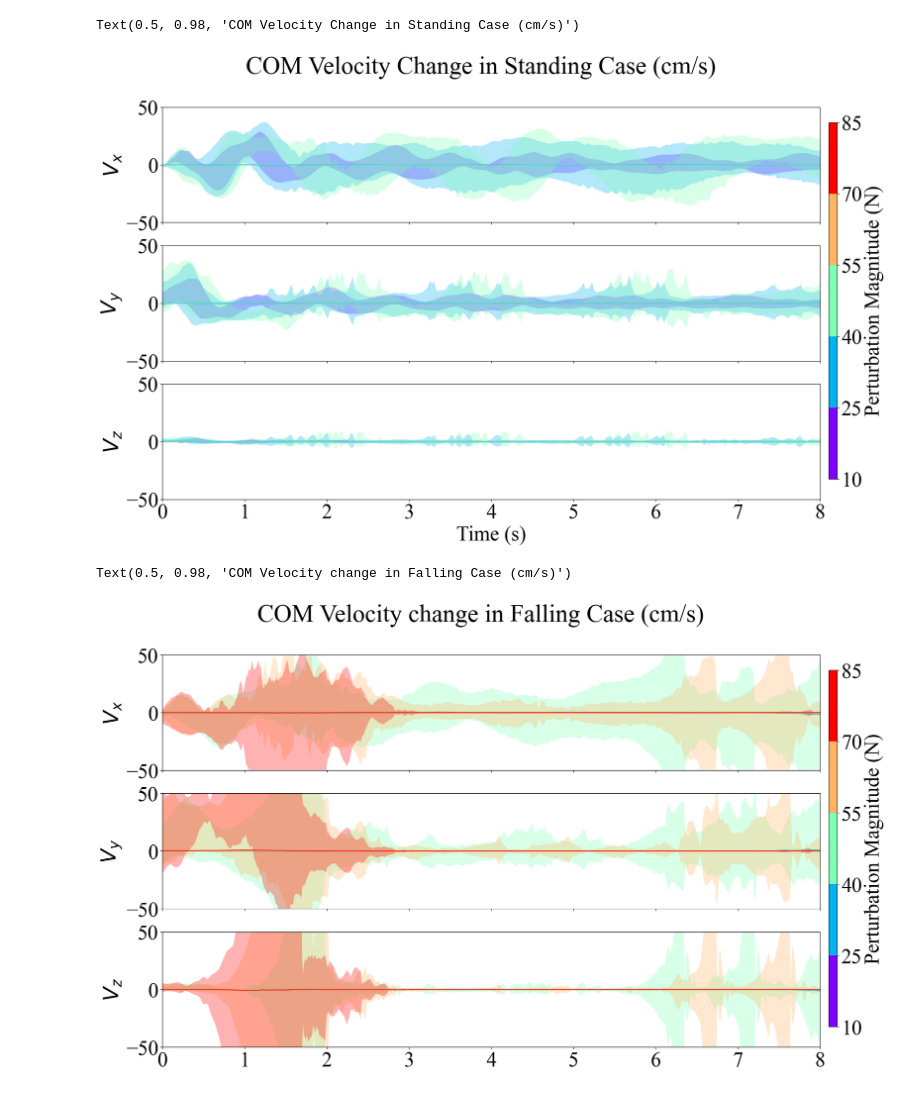
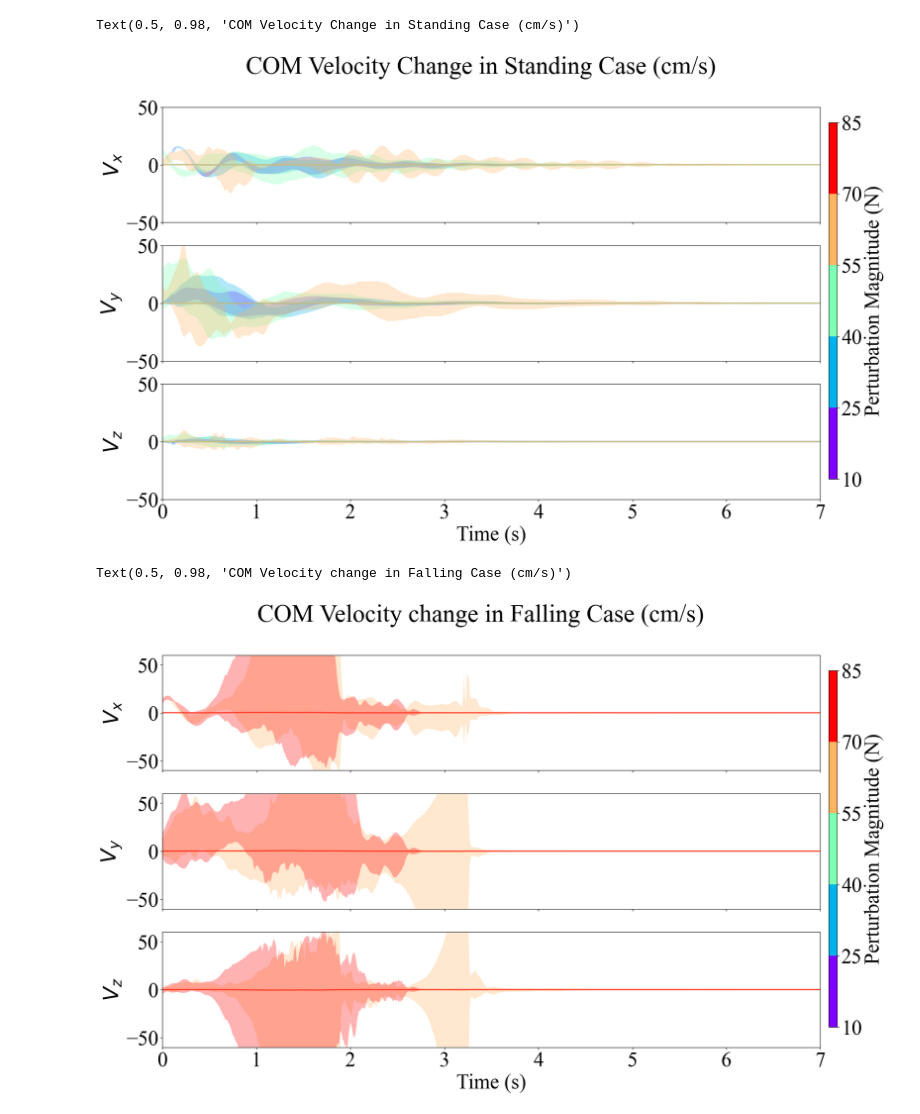
Before and after one commit to cherylwang20/MyoLeg_Sarcopenia, a Jupyter notebook: plotting_results.ipynb, the cells around one changed output. Drawn from its saved outputs; the diff is of its cells as text; code cells hidden in the pictures.

```diff
--- a/plotting_results.ipynb
+++ b/plotting_results.ipynb
@@ -9,7 +9,7 @@ import math
 from matplotlib.lines import Line2D
 import matplotlib.colors as mcolors
 
-sarco =  True
+sarco =  False
 fatigue = False
 
 if sarco:
@@ -18,7 +18,7 @@ if sarco:
     steps = 1000
     cut = 100
 elif fatigue:
-    name = '2024_02_20_15_03_01'
+    name = '2024_03_13_17_14_35'
     env_name = 'myoFatiLegReachFixed-v4'
     steps = 2500
     cut = 600
@@ -29,7 +29,7 @@ else:
     cut = 100
 
 pkl_path = './output/PKL/' + env_name + '/'
-ep = 200
+ep = 100
 
 
 def load_pickle(file_path):
@@ -83,18 +87,18 @@ pert_AP = [pert_1_AP, pert_2_AP, pert_3_AP, pert_4_AP, pert_5_AP]
 # %%
 ankle_angle_l, ankle_angle_r  = [], []#, hip_adduction_l, hip_adduction_r, hip_rotation_l, hip_rotation_r = [], [], [], [], [], []
-hip_flexion_l, hip_flexion_r = [], []
+hip_flexion_l, hip_flexion_r, knee_angle_l, knee_angle_r= [], [], [], []
 
-joint_name_qpos = [ankle_angle_l, ankle_angle_r, hip_flexion_l, hip_flexion_r ] #hip_adduction_l, hip_adduction_r, hip_rotation_l, hip_rotation_r,
+joint_name_qpos = [ankle_angle_l, ankle_angle_r, hip_flexion_l, hip_flexion_r, knee_angle_l, knee_angle_r] #hip_adduction_l, hip_adduction_r, hip_rotation_l, hip_rotation_r,
 
 ankle_angle_l_t, ankle_angle_r_t, hip_adduction_l_t, hip_adduction_r_t, hip_rotation_l_t = [], [], [], [], []
-hip_rotation_r_t, hip_flexion_l_t, hip_flexion_r_t = [], [], []
+hip_rotation_r_t, hip_flexion_l_t, hip_flexion_r_t, knee_angle_l_t, knee_angle_r_t= [], [], [], [], []
 
-joint_name_torque = [ankle_angle_l_t, ankle_angle_r_t, hip_flexion_l_t, hip_flexion_r_t ] #hip_adduction_l_t, hip_adduction_r_t, hip_rotation_l_t, hip_rotation_r_t,
+joint_name_torque = [ankle_angle_l_t, ankle_angle_r_t, hip_flexion_l_t, hip_flexion_r_t, knee_angle_l_t, knee_angle_r_t] #hip_adduction_l_t, hip_adduction_r_t, hip_rotation_l_t, hip_rotation_r_t,
 
 
-joint_names_l = ['ankle_angle_l',  'hip_flexion_l'] #'hip_adduction_l', 'hip_rotation_l',
-title = ['Ankle',  'Hip Flexion'] #'Hip Adduction', 'Hip Rotation',
-joint_names_r = ['ankle_angle_r', 'hip_flexion_r' ] #'hip_adduction_r','hip_rotation_r',
+joint_names_l = ['ankle_angle_l',  'hip_flexion_l', 'knee_angle_l'] #'hip_adduction_l', 'hip_rotation_l',
+title = ['Ankle',  'Hip Flexion', 'Knee'] #'Hip Adduction', 'Hip Rotation',
+joint_names_r = ['ankle_angle_r', 'hip_flexion_r' ,'knee_angle_r'] #'hip_adduction_r','hip_rotation_r',
 # %%
 #####plotting the joint angle over time for standing up case
 plt.rcParams.update({
@@ -248,12 +240,16 @@ plt.rcParams.update({
 colormap = plt.cm.rainbow
 norm = mcolors.BoundaryNorm(bins, colormap.N)
 
+#p_t -= 300
 fig, ax = plt.subplots(nrows=3, ncols=1, figsize=(20, 12), sharex=True)
 for j in range(len(pert_AP)):
     l1, l2, l3, l4, l5= [], [], [], [], []
     l = [l1, l2, l3, l4, l5]
     mean_pert = []
     for k in pert_AP[j]:
+        p_t = int(k['modelInfo']['perturbationTime']*100)
+        if fatigue:
+            p_t += 2200
         l[j].append(k['bodyInfo']['com_v'])
         mean_pert.append(k["modelInfo"]["perturbationMagnitude"])
     if not l[j]:
@@ -261,20 +257,20 @@ for j in range(len(pert_AP)):
     else:
         mean = np.mean(l[j], axis = 0)*100
         std = np.std(l[j], axis = 0)*100
-        upper_x = mean[cut:,0] + 2*std[cut:,0]
-        lower_x = mean[cut:,0] - 2*std[cut:,0]
-        upper_y = mean[cut:,1] + 2*std[cut:,1]
-        lower_y = mean[cut:,1] - 2*std[cut:,1]
-        upper_z = mean[cut:,2] + 2*std[cut:,2]
-        lower_z = mean[cut:,2] - 2*std[cut:,2]
+        upper_x = mean[p_t:p_t+time_len,0] + 2*std[p_t:p_t+time_len,0]
+        lower_x = mean[p_t:p_t+time_len,0] - 2*std[p_t:p_t+time_len,0]
+        upper_y = mean[p_t:p_t+time_len,1] + 2*std[p_t:p_t+time_len,1]
+        lower_y = mean[p_t:p_t+time_len,1] - 2*std[p_t:p_t+time_len,1]
+        upper_z = mean[p_t:p_t+time_len,2] + 2*std[p_t:p_t+time_len,2]
+        lower_z = mean[p_t:p_t+time_len,2] - 2*std[p_t:p_t+time_len,2]
         ax[0].set_ylabel(r'$V_x$')
-        ax[0].plot(x_time, np.mean(l[j], axis= 0)[cut:,0], c = colormap(norm(np.mean(mean_pert))), alpha = 0.7, linewidth = 2)
+        ax[0].plot(x_time, np.mean(l[j], axis= 0)[p_t:p_t+time_len,0], c = colormap(norm(np.mean(mean_pert))), alpha = 0.7, linewidth = 2)
         ax[0].fill_between(x_time, lower_x.flatten(), upper_x.flatten(), facecolor = colormap(norm(np.mean(mean_pert))), alpha = 0.3)
         ax[1].set_ylabel(r'$V_y$')
-        ax[1].plot(x_time, np.mean(l[j], axis= 0)[cut:,1], c = colormap(norm(np.mean(mean_pert))), alpha = 0.7, linewidth = 2)
+        ax[1].plot(x_time, np.mean(l[j], axis= 0)[p_t:p_t+time_len,1], c = colormap(norm(np.mean(mean_pert))), alpha = 0.7, linewidth = 2)
         ax[1].fill_between(x_time, lower_y.flatten(), upper_y.flatten(), facecolor = colormap(norm(np.mean(mean_pert))), alpha = 0.3)
         ax[2].set_ylabel(r'$V_z$')
-        ax[2].plot(x_time, np.mean(l[j], axis= 0)[cut:,2], c = colormap(norm(np.mean(mean_pert))), alpha = 0.7, linewidth = 2)
+        ax[2].plot(x_time, np.mean(l[j], axis= 0)[p_t:p_t+time_len,2], c = colormap(norm(np.mean(mean_pert))), alpha = 0.7, linewidth = 2)
         ax[2].fill_between(x_time, lower_z.flatten(), upper_z.flatten(), facecolor = colormap(norm(np.mean(mean_pert))), alpha = 0.3)
 plt.xlabel('Time (s)')
 sm = plt.cm.ScalarMappable(cmap=colormap, norm=norm)
@@ -285,12 +281,12 @@ cbar_ax = fig.add_axes([0.91, 0.15, 0.01, 0.7])
 cbar = plt.colorbar(sm, ticks=np.linspace(10, 85, 6), cax=cbar_ax)
 cbar.set_label('Perturbation Magnitude (N)')
 
-plt.setp(ax, xlim=[0, 8], ylim = [-50, 50])
+plt.setp(ax, xlim=[0, time_len/100], ylim = [-50, 50])
 
 fig.suptitle('COM Velocity Change in Standing Case (cm/s)')
 # %% [output]
 Text(0.5, 0.98, 'COM Velocity Change in Standing Case (cm/s)')
-[figure, old version]
+[figure, new version]
 # %%
 pert_1_AP, pert_2_AP, pert_3_AP, pert_4_AP, pert_5_AP = [], [], [], [], []
 
@@ -311,45 +307,49 @@ pert_AP = [pert_1_AP, pert_2_AP, pert_3_AP, pert_4_AP, pert_5_AP]
 fig, ax = plt.subplots(nrows=3, ncols=1, figsize=(20, 12), sharex=True)
 for j in range(len(pert_AP)):
     l1, l2, l3, l4, l5= [], [], [], [], []
     l = [l1, l2, l3, l4, l5]
     mean_pert = []
     for k in pert_AP[j]:
+        p_t = int(k['modelInfo']['perturbationTime']*100)
+        if fatigue:
+            p_t += 2200
         l[j].append(k['bodyInfo']['com_v'])
         mean_pert.append(k["modelInfo"]["perturbationMagnitude"])
     if not l[j]:
         continue
     else:
         mean = np.mean(l[j], axis = 0)*100
         std = np.std(l[j], axis = 0)*100
-        upper_x = mean[cut:,0] + 2*std[cut:,0]
-        lower_x = mean[cut:,0] - 2*std[cut:,0]
-        upper_y = mean[cut:,1] + 2*std[cut:,1]
-        lower_y = mean[cut:,1] - 2*std[cut:,1]
-        upper_z = mean[cut:,2] + 2*std[cut:,2]
-        lower_z = mean[cut:,2] - 2*std[cut:,2]
+        upper_x = mean[p_t:p_t+time_len,0] + 2*std[p_t:p_t+time_len,0]
+        lower_x = mean[p_t:p_t+time_len,0] - 2*std[p_t:p_t+time_len,0]
+        upper_y = mean[p_t:p_t+time_len,1] + 2*std[p_t:p_t+time_len,1]
+        lower_y = mean[p_t:p_t+time_len,1] - 2*std[p_t:p_t+time_len,1]
+        upper_z = mean[p_t:p_t+time_len,2] + 2*std[p_t:p_t+time_len,2]
+        lower_z = mean[p_t:p_t+time_len,2] - 2*std[p_t:p_t+time_len,2]
         ax[0].set_ylabel(r'$V_x$')
-        ax[0].plot(x_time, np.mean(l[j], axis= 0)[cut:,0], c = colormap(norm(np.mean(mean_pert))), alpha = 0.7, linewidth = 2)
+        ax[0].plot(x_time, np.mean(l[j], axis= 0)[p_t:p_t+time_len,0], c = colormap(norm(np.mean(mean_pert))), alpha = 0.7, linewidth = 2)
         ax[0].fill_between(x_time, lower_x.flatten(), upper_x.flatten(), facecolor = colormap(norm(np.mean(mean_pert))), alpha = 0.3)
         ax[1].set_ylabel(r'$V_y$')
-        ax[1].plot(x_time, np.mean(l[j], axis= 0)[cut:,1], c = colormap(norm(np.mean(mean_pert))), alpha = 0.7, linewidth = 2)
+        ax[1].plot(x_time, np.mean(l[j], axis= 0)[p_t:p_t+time_len,1], c = colormap(norm(np.mean(mean_pert))), alpha = 0.7, linewidth = 2)
         ax[1].fill_between(x_time, lower_y.flatten(), upper_y.flatten(), facecolor = colormap(norm(np.mean(mean_pert))), alpha = 0.3)
         ax[2].set_ylabel(r'$V_z$')
-        ax[2].plot(x_time, np.mean(l[j], axis= 0)[cut:,2], c = colormap(norm(np.mean(mean_pert))), alpha = 0.7, linewidth = 2)
+        ax[2].plot(x_time, np.mean(l[j], axis= 0)[p_t:p_t+time_len,2], c = colormap(norm(np.mean(mean_pert))), alpha = 0.7, linewidth = 2)
         ax[2].fill_between(x_time, lower_z.flatten(), upper_z.flatten(), facecolor = colormap(norm(np.mean(mean_pert))), alpha = 0.3)
-
+plt.xlabel('Time (s)')
 sm = plt.cm.ScalarMappable(cmap=colormap, norm=norm)
 sm.set_array([])
 
 plt.subplots_adjust(right=0.9)
 cbar_ax = fig.add_axes([0.91, 0.15, 0.01, 0.7])
 cbar = plt.colorbar(sm, ticks=np.linspace(10, 85, 6), cax=cbar_ax)
 cbar.set_label('Perturbation Magnitude (N)')
 
-plt.setp(ax, xlim=[0, 8], ylim = [-50, 50])
+plt.setp(ax, xlim=[0, time_len/100], ylim = [-60, 60])
+
 fig.suptitle('COM Velocity change in Falling Case (cm/s)')
 # %% [output]
 Text(0.5, 0.98, 'COM Velocity change in Falling Case (cm/s)')
-[figure, old version]
+[figure, new version]
 # %%
 def check_contact(bos, ft):
     threshold = 5
```
Also changed, not shown: parts of 6 cells of this notebook, 10 other files.
